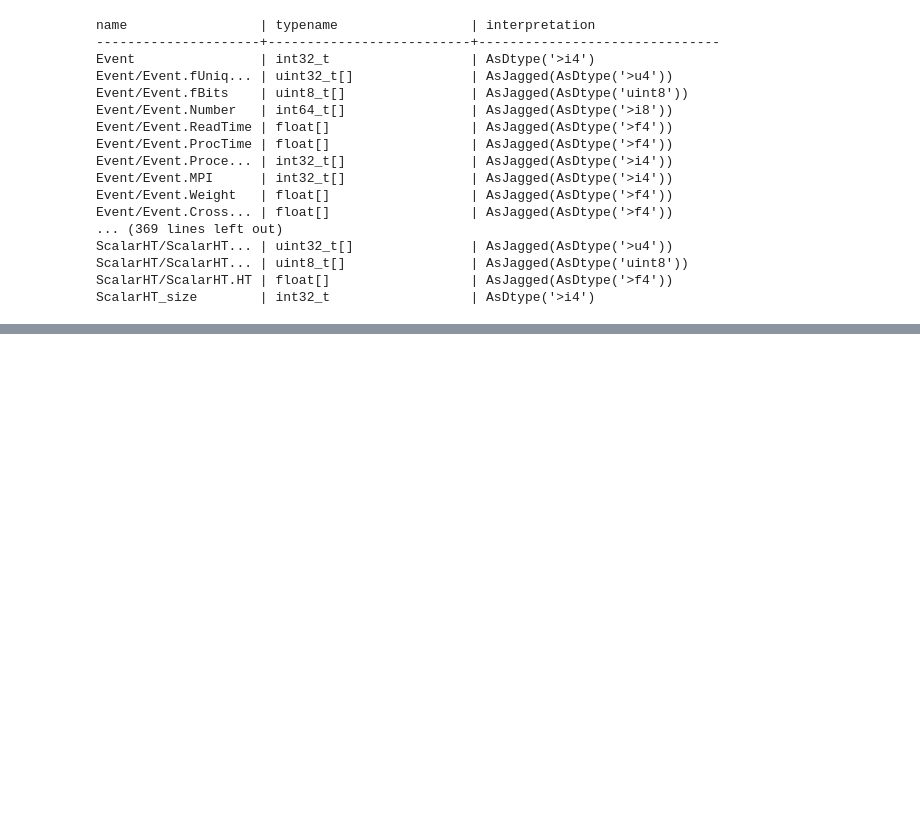
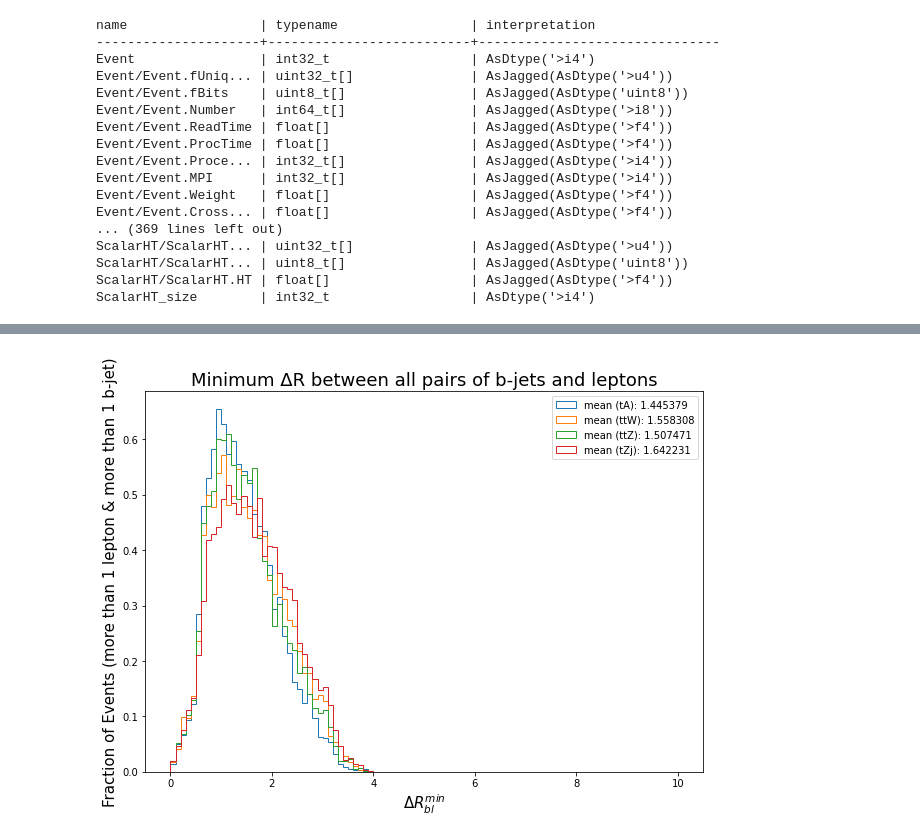
Before and after one commit to dlai211/Triple-Top, a Jupyter notebook: kinematic_plots.ipynb, the cells around one changed output, grey strips where cells are left out. Saved outputs shown, nothing was run; the diff lists cells and outputs as text; code cells hidden in the pictures; blank space fills up the shorter version.

```diff
--- a/kinematic_plots.ipynb
+++ b/kinematic_plots.ipynb
@@ -308,0 +478,58 @@ Area below the integral:  0.027963960000000433
+# %%
+# Minimum delta R between b-jets and leptons
+plt.figure(figsize=(10, 7))
+bin = np.linspace(0, 10, 101)
+n = np.diff(bin)
+def f(deltaeta, deltaphi):
+    return np.sqrt(deltaeta**2 + deltaphi**2)
+
+def MinR_bl(EventSize, JetEta, JetPhi, EleEta, ElePhi, MuonEta, MuonPhi):
+    deltaR = []
+    for i in tqdm(range(EventSize)):
+        jet_eta, jet_phi = JetEta[i], JetPhi[i]
+        if len(EleEta[i]) == 0 and len(MuonEta[i]) != 0:
+            lep_eta, lep_phi = MuonEta[i], MuonPhi[i]
+        elif len(EleEta[i]) != 0 and len(MuonEta[i]) == 0:
+            lep_eta, lep_phi = EleEta[i], ElePhi[i]
+        else:
+            lep_eta, lep_phi = [], []
+
+        if len(jet_phi) != 0 and len(lep_phi) != 0:
+
+            deltaeta = np.array([i-j for i in jet_eta for j in lep_eta])
+            deltaphi = np.abs([i-j for i in jet_phi for j in lep_phi])
+            deltaphi = np.array([2*np.pi-i if i > np.pi else i for i in deltaphi])
+            deltaR.append(min(f(deltaeta, deltaphi)))
+        else:
+            continue
+
+    return deltaR
+deltaR = MinR_bl(10000, Att_jet_ak['Jet.Eta']*Att_jet_ak['Jet.BTag'], Att_jet_ak['Jet.Phi']*Att_jet_ak['Jet.BTag'], Att_electron['Electron.Eta'],
+                 Att_electron['Electron.Phi'], Att_muon['Muon.Eta'], Att_muon['Muon.Phi'])
+
+plt.hist(deltaR, bins=bin, histtype='step', density=True, label='mean (tA): %f' %np.mean(deltaR))
+
+deltaR = MinR_bl(10000, ttW_jet_ak['Jet.Eta']*ttW_jet_ak['Jet.BTag'], ttW_jet_ak['Jet.Phi']*ttW_jet_ak['Jet.BTag'], ttW_electron['Electron.Eta'],
+                 ttW_electron['Electron.Phi'], ttW_muon['Muon.Eta'], ttW_muon['Muon.Phi'])
+
+plt.hist(deltaR, bins=bin, histtype='step', density=True, label='mean (ttW): %f' %np.mean(deltaR))
+
+deltaR = MinR_bl(10000, ttZ_jet_ak['Jet.Eta']*ttZ_jet_ak['Jet.BTag'], ttZ_jet_ak['Jet.Phi']*ttZ_jet_ak['Jet.BTag'], ttZ_electron['Electron.Eta'],
+                 ttZ_electron['Electron.Phi'], ttZ_muon['Muon.Eta'], ttZ_muon['Muon.Phi'])
+
+plt.hist(deltaR, bins=bin, histtype='step', density=True, label='mean (ttZ): %f' %np.mean(deltaR))
+
+deltaR = MinR_bl(10000, tZj_jet_ak['Jet.Eta']*tZj_jet_ak['Jet.BTag'], tZj_jet_ak['Jet.Phi']*tZj_jet_ak['Jet.BTag'], tZj_electron['Electron.Eta'],
+                 tZj_electron['Electron.Phi'], tZj_muon['Muon.Eta'], tZj_muon['Muon.Phi'])
+
+plt.hist(deltaR, bins=bin, histtype='step', density=True, label='mean (tZj): %f' %np.mean(deltaR))
+
+
+
+plt.xlabel(r'$ΔR_{bl}^{min}$', fontsize=15)
+plt.ylabel('Fraction of Events (more than 1 lepton & more than 1 b-jet)', fontsize=15)
+plt.title('Minimum \u0394R between all pairs of b-jets and leptons', fontsize=18)
+plt.legend()
+plt.show()
+# %% [output]
+[figure, added]
```
Also changed, not shown: parts of 35 cells of this notebook, 1 other file.
